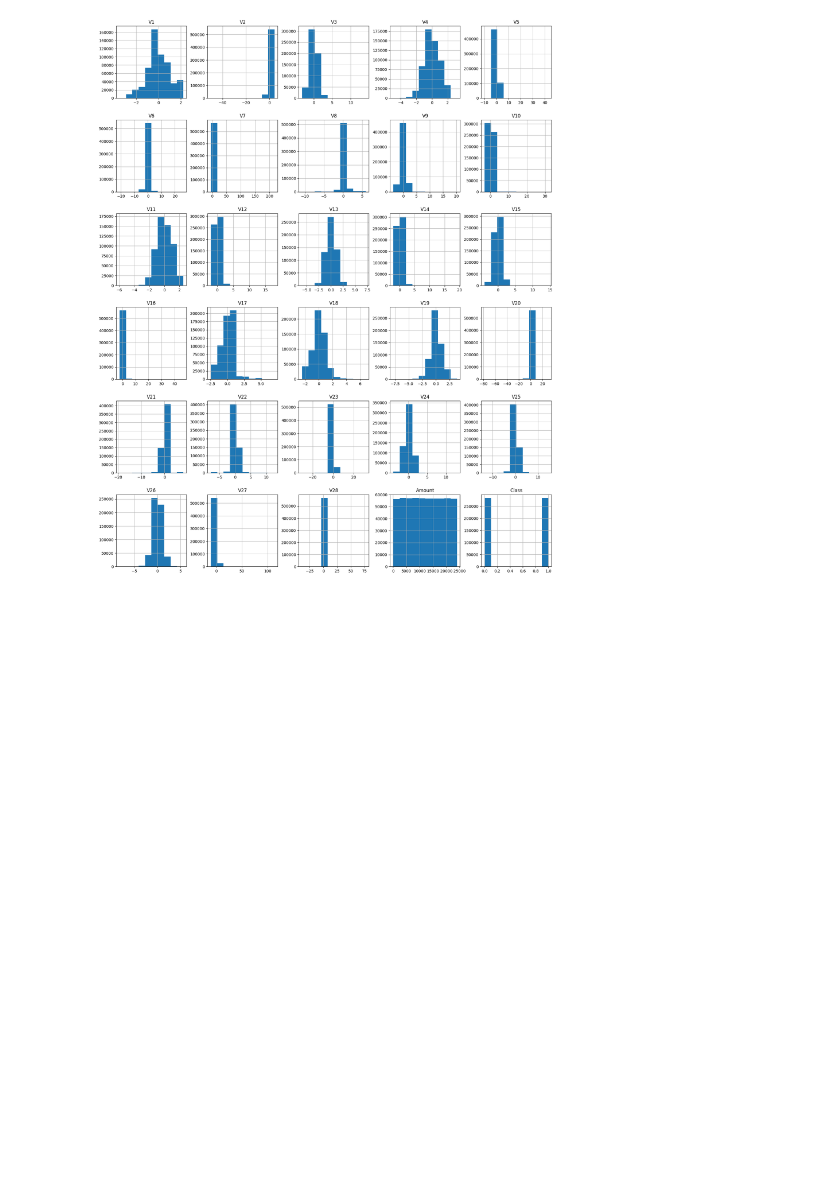
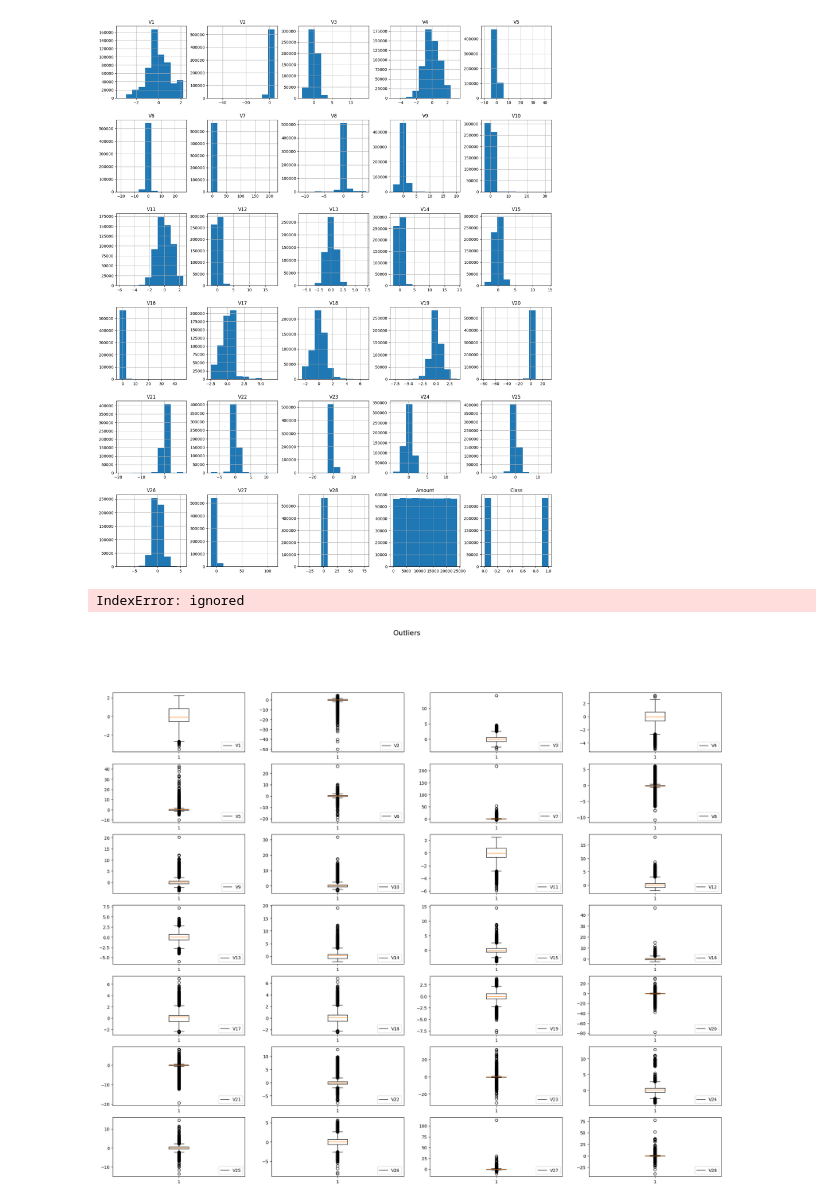
Before and after one commit to riooorante/data-science-riooorante, a Jupyter notebook: fraud_credit.ipynb, the cells around one changed output. Saved outputs shown, nothing was run; the diff lists cells and outputs as text; code cells hidden in the pictures; blank space fills up the shorter version.

```diff
--- a/fraud_credit.ipynb
+++ b/fraud_credit.ipynb
@@ -122,3 +124,22 @@ array([[<Axes: title={'center': 'V1'}>, <Axes: title={'center': 'V2'}>,
         <Axes: title={'center': 'Amount'}>,
         <Axes: title={'center': 'Class'}>]], dtype=object)
 [figure]
+# %%
+fig, ax = plt.subplots(7, 4, figsize=(25, 20))
+fig.suptitle("Outliers", fontsize=16)
+
+kolom, baris = 0,0
+
+for y in df.columns:
+    ax[kolom, baris].boxplot(df[y])
+    ax[kolom, baris].legend([f'{y}'], loc='lower right')
+    baris += 1
+
+    if (baris % 4 == 0):
+        kolom += 1
+        baris = 0
+
+plt.show()
+# %% [output]
+IndexError: ignored
+[figure, added]
```
Also changed, not shown: parts of 9 cells of this notebook.
